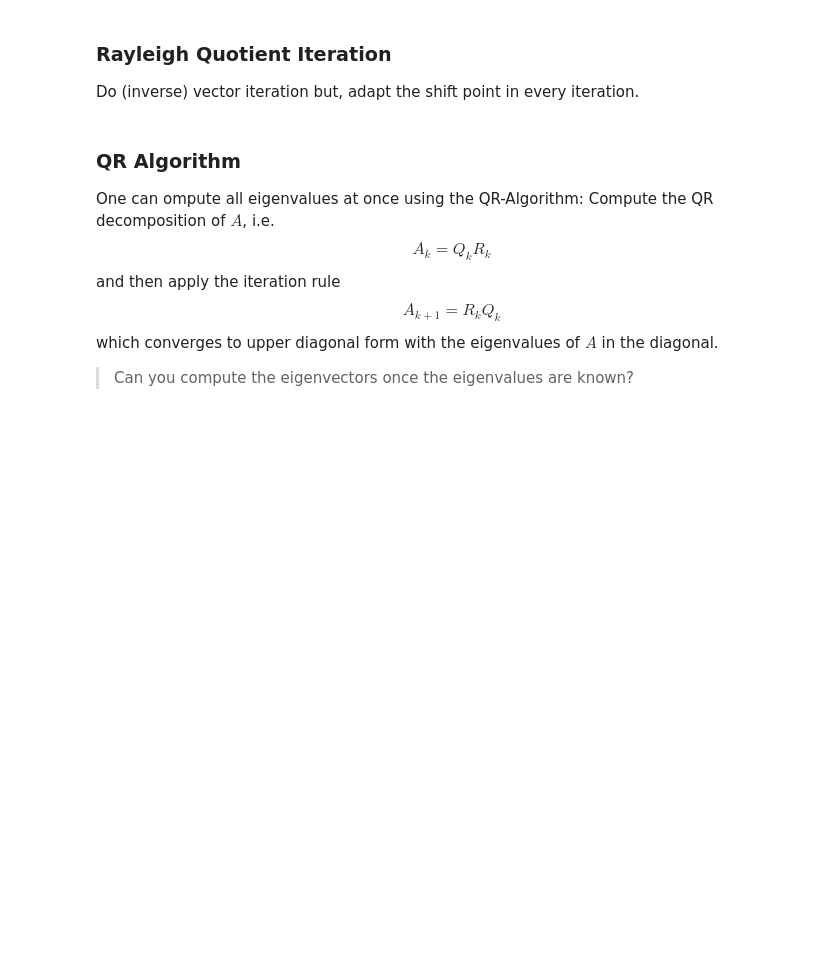
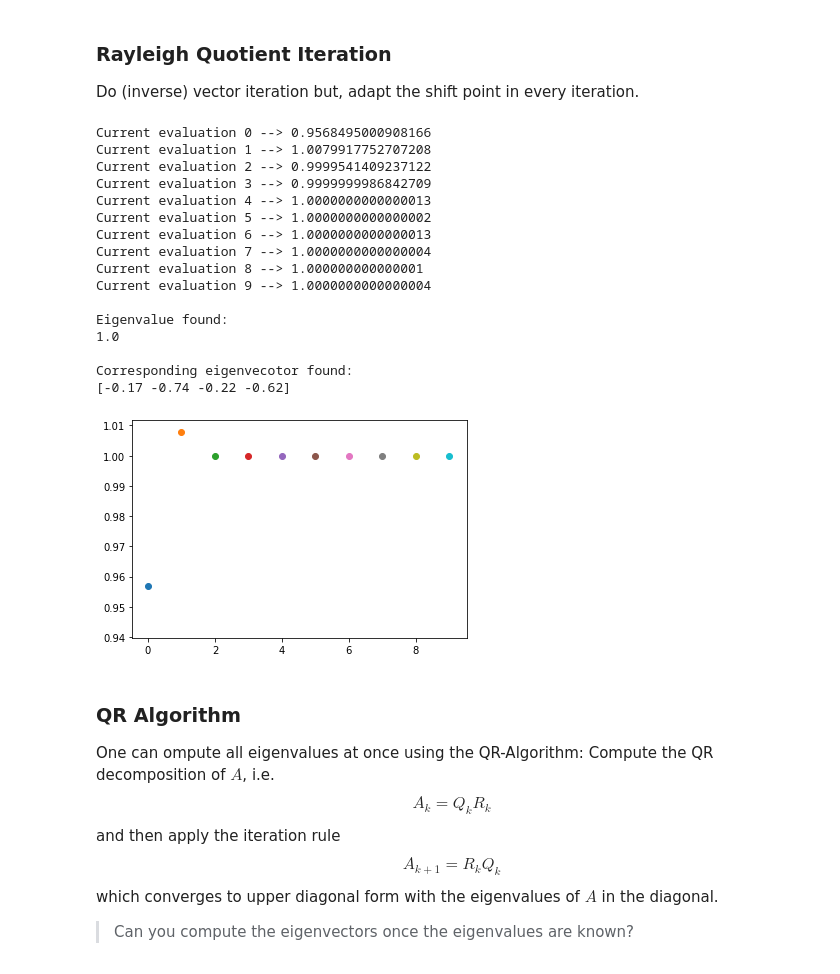
Before and after one commit to phmandl/modalanalyse, a Jupyter notebook: HW1/1_EigenvalueProblem_template.ipynb, the cells around one changed output. Drawn from its saved outputs; the diff is of its cells as text; code cells hidden in the pictures; blank space fills up the shorter version.

```diff
--- a/HW1/1_EigenvalueProblem_template.ipynb
+++ b/HW1/1_EigenvalueProblem_template.ipynb
@@ -81,6 +214,60 @@ for i in range(10) :
 ### Rayleigh Quotient Iteration
 
 Do (inverse) vector iteration but, adapt the shift point in every iteration.
+# %%
+#y = np.dot(Binv,np.ones_like(D)) # start value
+sig = 1.2
+B = inv(A-sig*np.diag(np.ones_like(D)))
+x = np.ones(len(D))
+
+for i in range(10) :
+
+    # compute update
+    num = np.dot(B,x)
+
+    # compute denominator
+    den = sum(abs(num)**2)**(1./2)
+
+    # compute recursion
+    x = num/den
+
+    # Check sign
+    eigV = np.dot(np.transpose(x),np.dot(B,x))/np.dot(np.transpose(x),x)
+
+    # update lambda
+    lamb = sig + 1/eigV
+
+    # update shift point
+    sig=np.dot(np.transpose(x),np.dot(A,x))/np.dot(np.transpose(x),x)
+    B = inv(A-sig*np.diag(np.ones_like(D)))
+
+    # display some stuff & plot fancy
+    print('Current evaluation',i,'-->',lamb)
+    plt.scatter(i, lamb, marker='o')
+
+print('\nEigenvalue found:')
+print(np.round(lamb, 2, out=None))
+
+print('\nCorresponding eigenvecotor found:')
+print(np.round_(x, decimals=2, out=None))
+# %% [output]
+Current evaluation 0 --> 0.9568495000908166
+Current evaluation 1 --> 1.0079917752707208
+Current evaluation 2 --> 0.9999541409237122
+Current evaluation 3 --> 0.9999999986842709
+Current evaluation 4 --> 1.0000000000000013
+Current evaluation 5 --> 1.0000000000000002
+Current evaluation 6 --> 1.0000000000000013
+Current evaluation 7 --> 1.0000000000000004
+Current evaluation 8 --> 1.000000000000001
+Current evaluation 9 --> 1.0000000000000004
+
+Eigenvalue found:
+1.0
+
+Corresponding eigenvecotor found:
+[-0.17 -0.74 -0.22 -0.62]
+[figure, added]
 # %% [markdown]
 ### QR Algorithm
 One can ompute all eigenvalues at once using the QR-Algorithm:
```
Also changed, not shown: parts of 10 cells of this notebook.
